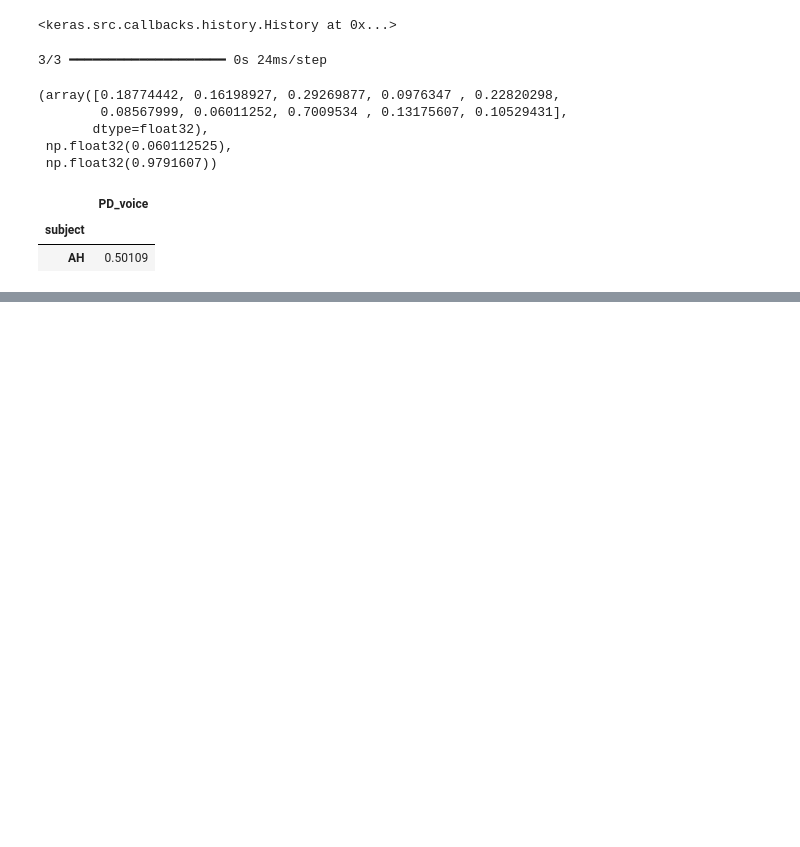
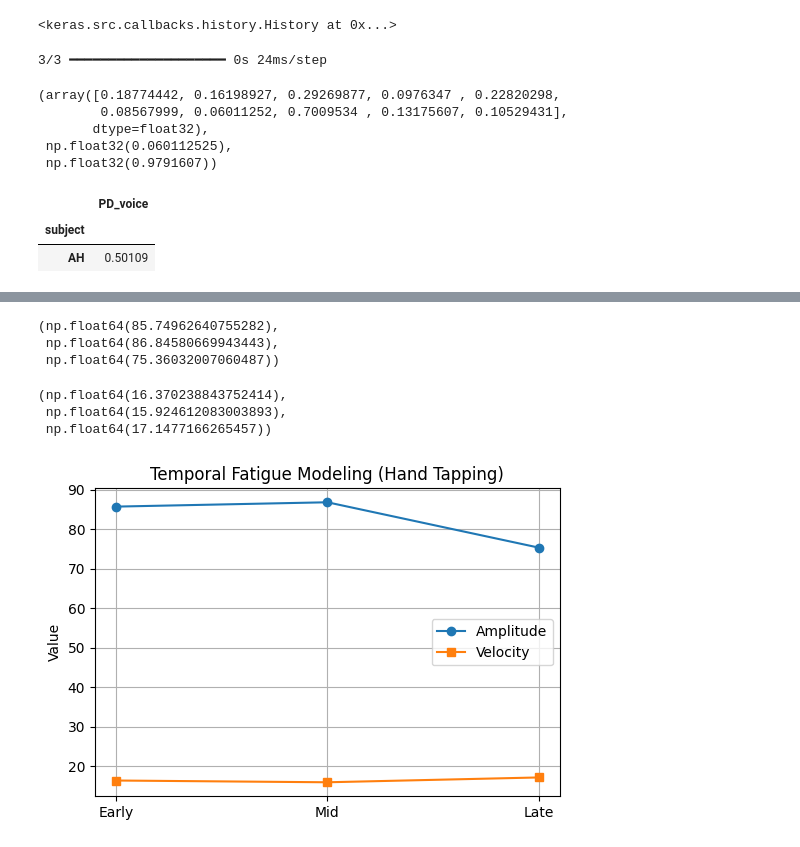
Before and after one commit to Jijnash22/multimodal-parkinsons-ai, a Jupyter notebook: notebooks/03_hand_tapping_pipeline.ipynb, the cells around one changed output, grey strips where cells are left out. Saved outputs shown, nothing was run; the diff lists cells and outputs as text; code cells hidden in the pictures; blank space fills up the shorter version.

```diff
--- a/notebooks/03_hand_tapping_pipeline.ipynb
+++ b/notebooks/03_hand_tapping_pipeline.ipynb
@@ -504,0 +507,2 @@ voice_df.groupby("subject").mean()
+# %%
+BASE = "/content/drive/MyDrive/IIIT_Nagpur_PD_Project"
@@ -504,0 +705,34 @@ voice_df.groupby("subject").mean()
+# %%
+amp_early = distance_1d[early_taps]
+amp_mid   = distance_1d[mid_taps]
+amp_late  = distance_1d[late_taps]
+
+mean_amp_early = np.mean(amp_early)
+mean_amp_mid   = np.mean(amp_mid)
+mean_amp_late  = np.mean(amp_late)
+
+mean_amp_early, mean_amp_mid, mean_amp_late
+# %% [output]
+(np.float64(85.74962640755282),
+ np.float64(86.84580669943443),
+ np.float64(75.36032007060487))
+# %%
+velocity = np.abs(np.diff(distance_1d))
+
+def mean_velocity_at_taps(taps, velocity, window=5):
+    vals = []
+    for t in taps:
+        start = max(0, t - window)
+        end   = min(len(velocity), t + window)
+        vals.extend(velocity[start:end])
+    return np.mean(vals) if len(vals) > 0 else np.nan
+
+vel_early = mean_velocity_at_taps(early_taps, velocity)
+vel_mid   = mean_velocity_at_taps(mid_taps, velocity)
+vel_late  = mean_velocity_at_taps(late_taps, velocity)
+
+vel_early, vel_mid, vel_late
+# %% [output]
+(np.float64(16.370238843752414),
+ np.float64(15.924612083003893),
+ np.float64(17.1477166265457))
@@ -504,0 +751,19 @@ voice_df.groupby("subject").mean()
+# %%
+import matplotlib.pyplot as plt
+
+plt.figure(figsize=(6,4))
+plt.plot(["Early","Mid","Late"],
+         [mean_amp_early, mean_amp_mid, mean_amp_late],
+         marker="o", label="Amplitude")
+
+plt.plot(["Early","Mid","Late"],
+         [vel_early, vel_mid, vel_late],
+         marker="s", label="Velocity")
+
+plt.title("Temporal Fatigue Modeling (Hand Tapping)")
+plt.ylabel("Value")
+plt.grid(True)
+plt.legend()
+plt.show()
+# %% [output]
+[figure, added]
```
Also changed, not shown: parts of 35 cells of this notebook.
